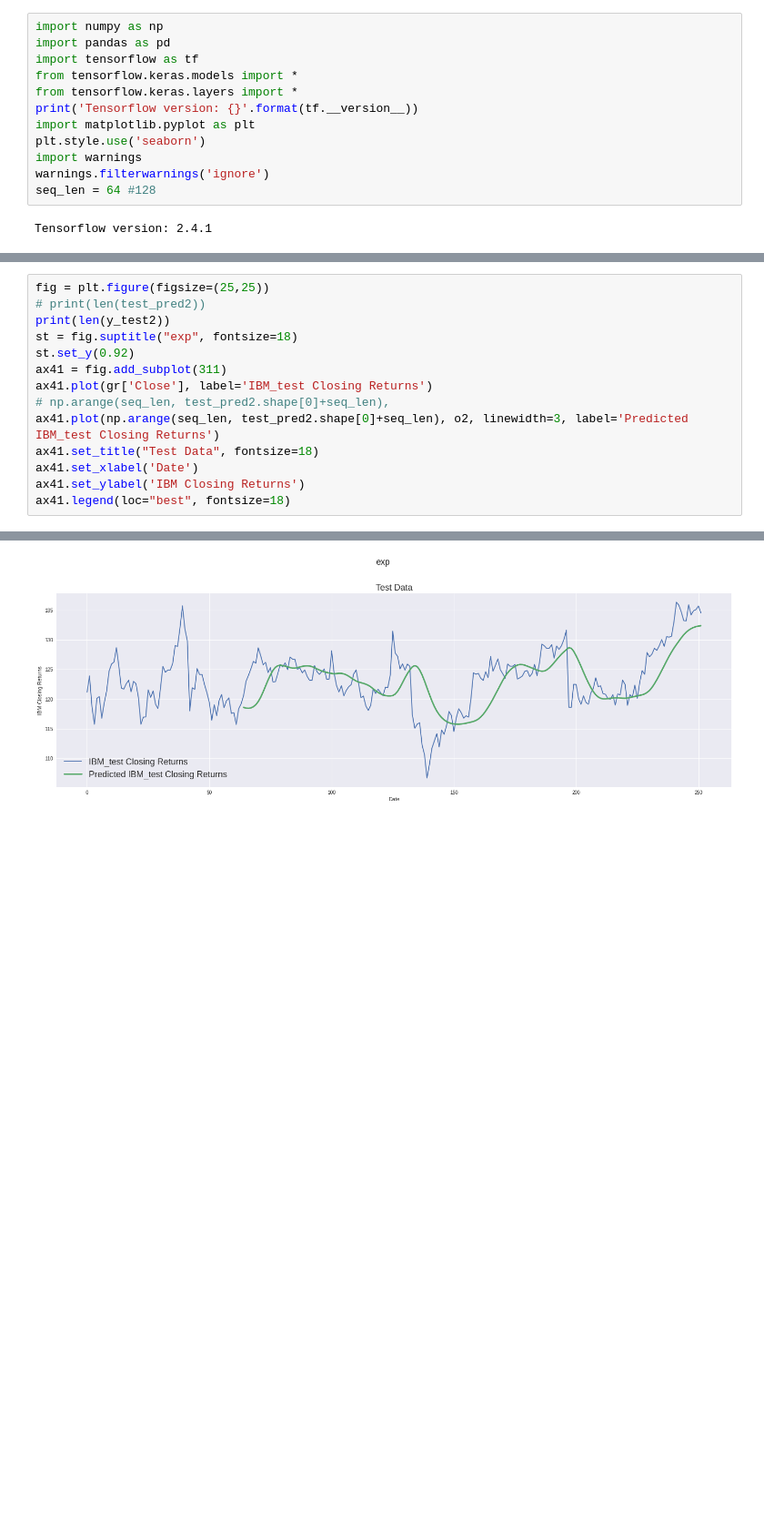
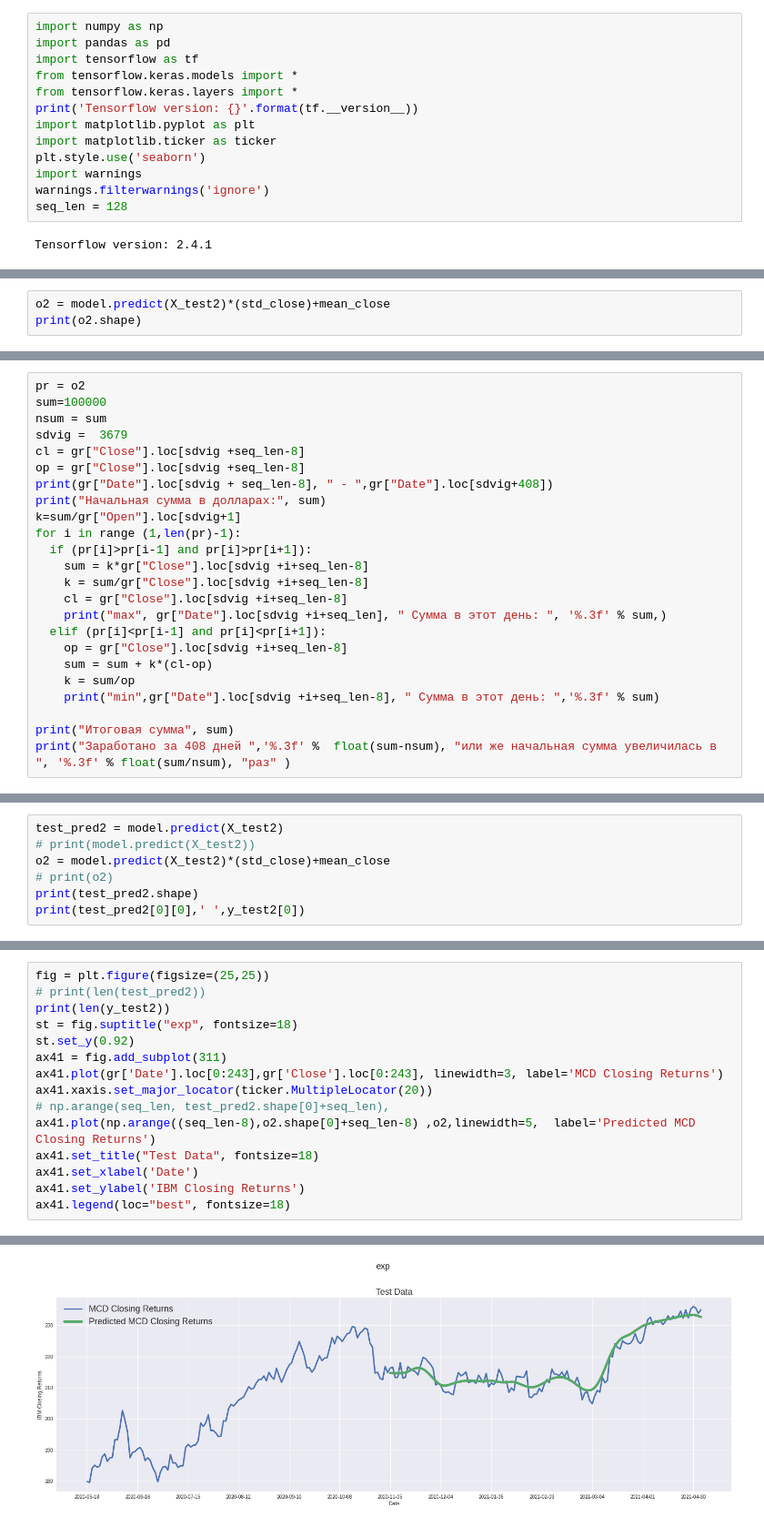
Before and after one commit to plerte/coursework1, a Jupyter notebook: LSTM.ipynb, the cells around one changed output, grey strips where cells are left out. Shown at 91% size. Cells and saved outputs as stored; diff of their text form; blank space fills up the shorter version.

```diff
--- a/LSTM.ipynb
+++ b/LSTM.ipynb
@@ -8,10 +8,11 @@ from tensorflow.keras.models import *
 from tensorflow.keras.layers import *
 print('Tensorflow version: {}'.format(tf.__version__))
 import matplotlib.pyplot as plt
+import matplotlib.ticker as ticker
 plt.style.use('seaborn')
 import warnings
 warnings.filterwarnings('ignore')
-seq_len = 64 #128
+seq_len = 128
 # %% [output]
 Tensorflow version: 2.4.1
 # %%
@@ -320,0 +317,3 @@ plt.show()
+# %%
+o2 = model.predict(X_test2)*(std_close)+mean_close
+print(o2.shape)
@@ -330,0 +438,24 @@ print(test_pred2[0][0],' ',y_test2[0])
+# %%
+pr = o2
+sum=100000
+nsum = sum
+sdvig =  3679
+cl = gr["Close"].loc[sdvig +seq_len-8]
+op = gr["Close"].loc[sdvig +seq_len-8]
+print(gr["Date"].loc[sdvig + seq_len-8], " - ",gr["Date"].loc[sdvig+408])
+print("Начальная сумма в долларах:", sum)
+k=sum/gr["Open"].loc[sdvig+1]
+for i in range (1,len(pr)-1):
+  if (pr[i]>pr[i-1] and pr[i]>pr[i+1]):
+    sum = k*gr["Close"].loc[sdvig +i+seq_len-8]
+    k = sum/gr["Close"].loc[sdvig +i+seq_len-8]
+    cl = gr["Close"].loc[sdvig +i+seq_len-8]
+    print("max", gr["Date"].loc[sdvig +i+seq_len], " Сумма в этот день: ", '%.3f' % sum,)
+  elif (pr[i]<pr[i-1] and pr[i]<pr[i+1]):
+    op = gr["Close"].loc[sdvig +i+seq_len-8]
+    sum = sum + k*(cl-op)
+    k = sum/op
+    print("min",gr["Date"].loc[sdvig +i+seq_len-8], " Сумма в этот день: ",'%.3f' % sum)
+
+print("Итоговая сумма", sum)
+print("Заработано за 408 дней ",'%.3f' %  float(sum-nsum), "или же начальная сумма увеличилась в ", '%.3f' % float(sum/nsum), "раз" )
@@ -330,0 +518,7 @@ print(test_pred2[0][0],' ',y_test2[0])
+# %%
+test_pred2 = model.predict(X_test2)
+# print(model.predict(X_test2))
+o2 = model.predict(X_test2)*(std_close)+mean_close
+# print(o2)
+print(test_pred2.shape)
+print(test_pred2[0][0],' ',y_test2[0])
@@ -335,9 +532,10 @@ print(len(y_test2))
 st = fig.suptitle("exp", fontsize=18)
 st.set_y(0.92)
 ax41 = fig.add_subplot(311)
-ax41.plot(gr['Close'], label='IBM_test Closing Returns')
+ax41.plot(gr['Date'].loc[0:243],gr['Close'].loc[0:243], linewidth=3, label='MCD Closing Returns')
+ax41.xaxis.set_major_locator(ticker.MultipleLocator(20))
 # np.arange(seq_len, test_pred2.shape[0]+seq_len),
-ax41.plot(np.arange(seq_len, test_pred2.shape[0]+seq_len), o2, linewidth=3, label='Predicted IBM_test Closing Returns')
+ax41.plot(np.arange((seq_len-8),o2.shape[0]+seq_len-8) ,o2,linewidth=5,  label='Predicted MCD Closing Returns')
 ax41.set_title("Test Data", fontsize=18)
 ax41.set_xlabel('Date')
 ax41.set_ylabel('IBM Closing Returns')
@@ -347,2 +545,2 @@ ax41.legend(loc="best", fontsize=18)
 <matplotlib.legend.Legend at 0x...>
-[figure, old version]
+[figure, new version]
```
Also changed, not shown: parts of 25 cells of this notebook.
